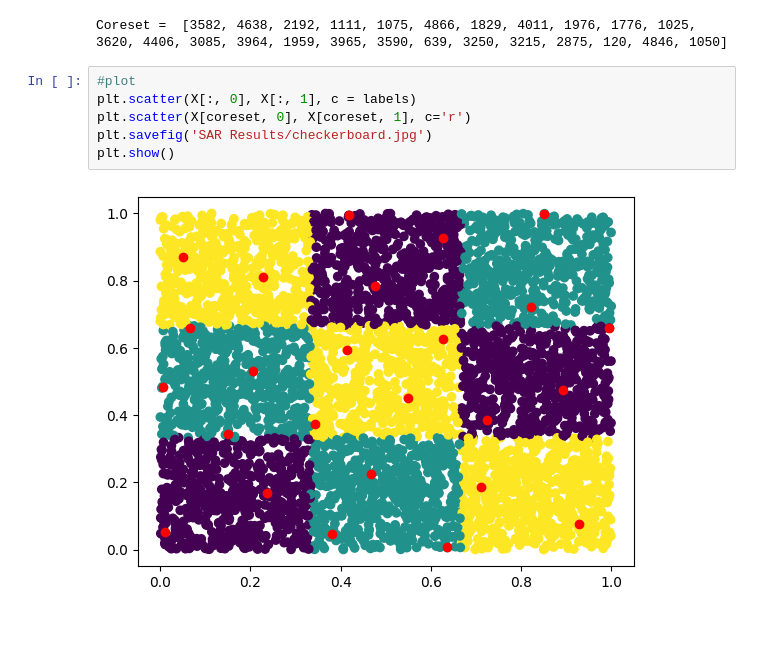
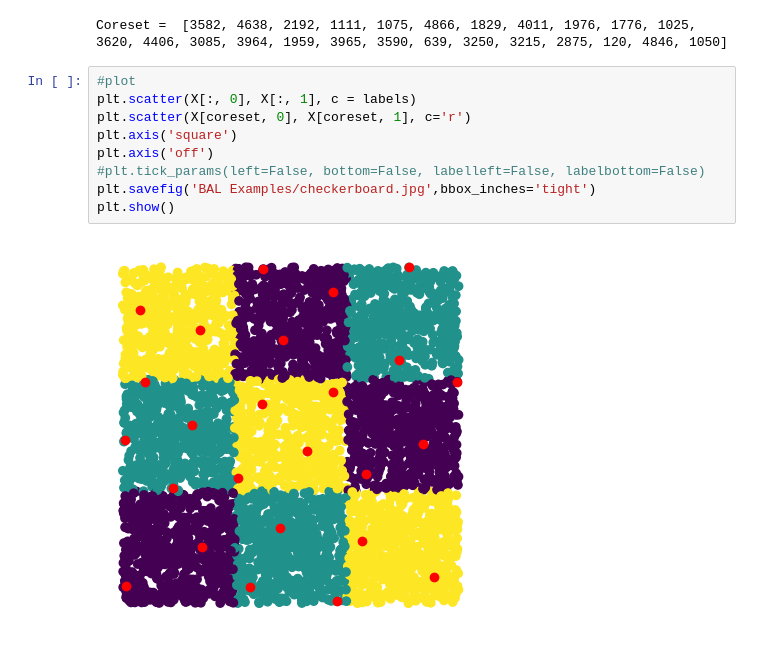
Before and after one commit to chapman20j/SAR_BAL, a Jupyter notebook: Batch Examples Plots.ipynb, the cells around one changed output. Drawn from its saved outputs; the diff is of its cells as text.

```diff
--- a/Batch Examples Plots.ipynb
+++ b/Batch Examples Plots.ipynb
@@ -134,9 +137,12 @@ Coreset =  [3582, 4638, 2192, 1111, 1075, 4866, 1829, 4011, 1976, 1776, 1025, 36
 # %%
 #plot
 plt.scatter(X[:, 0], X[:, 1], c = labels)
 plt.scatter(X[coreset, 0], X[coreset, 1], c='r')
-plt.savefig('SAR Results/checkerboard.jpg')
+plt.axis('square')
+plt.axis('off')
+#plt.tick_params(left=False, bottom=False, labelleft=False, labelbottom=False)
+plt.savefig('BAL Examples/checkerboard.jpg',bbox_inches='tight')
 plt.show()
 # %% [output]
-[figure, old version]
+[figure, new version]
 # %%
```
Also changed, not shown: parts of 8 cells of this notebook, 28 other files.
